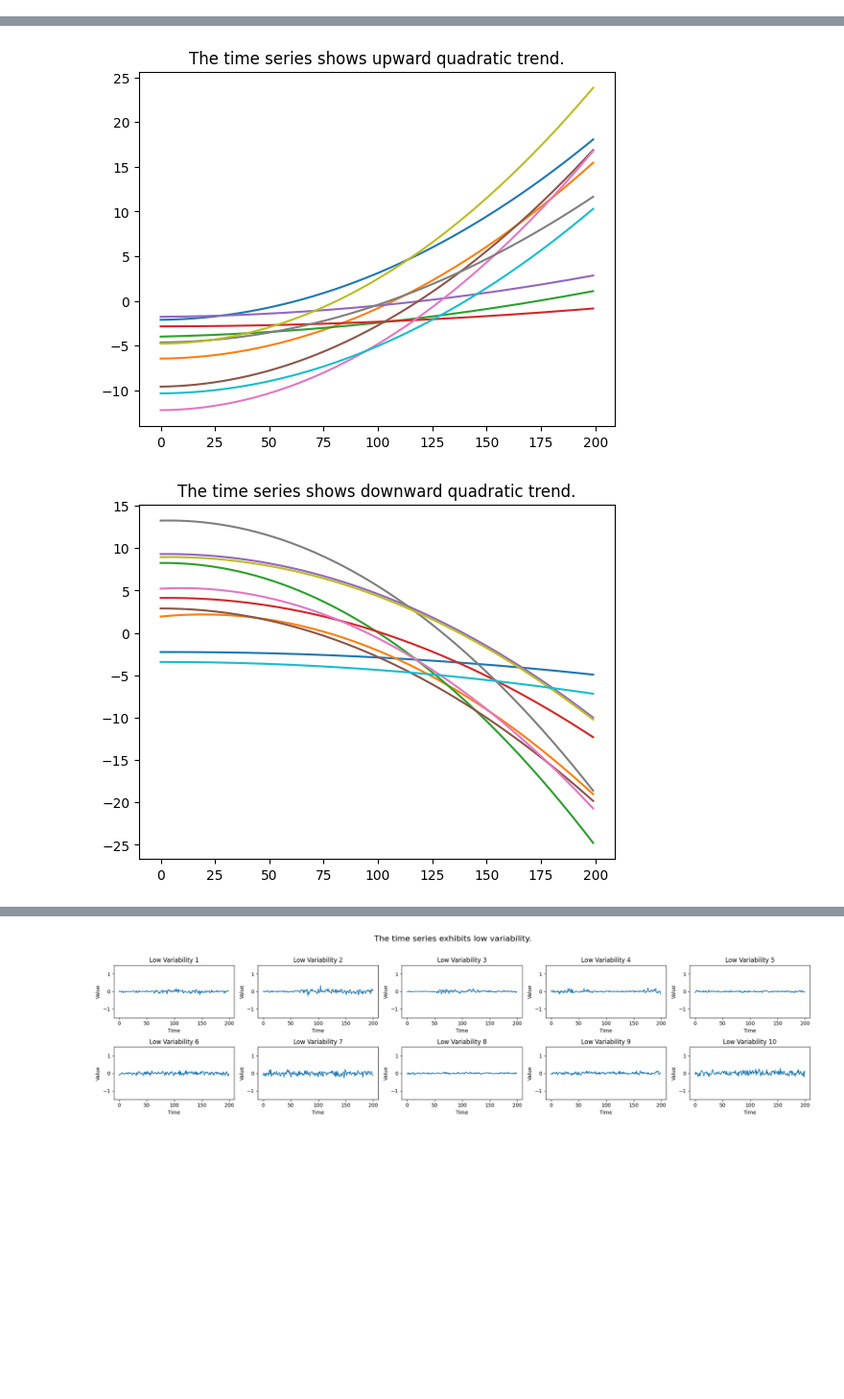
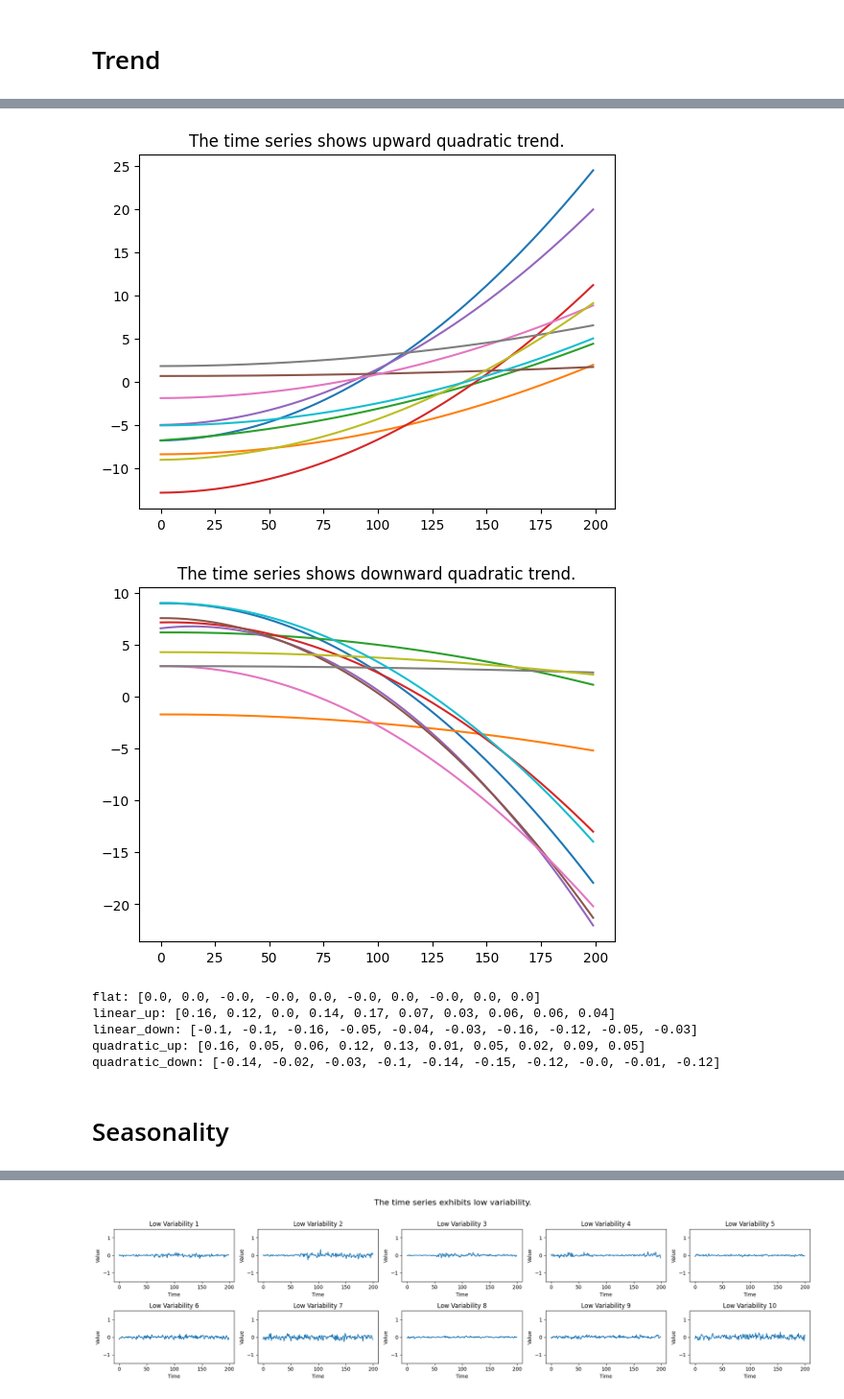
Before and after one commit to JiaxingQiu/llm_nicu_vitalsigns, a Jupyter notebook: script/Data_Synthetic/main.ipynb, the cells around one changed output, grey strips where cells are left out. Shown at 96% size. Saved outputs shown, nothing was run; the diff lists cells and outputs as text; code cells hidden in the pictures; blank space fills up the shorter version.

```diff
--- a/script/Data_Synthetic/main.ipynb
+++ b/script/Data_Synthetic/main.ipynb
@@ -1,11 +6,19 @@
+# %% [markdown]
+# Trend
 # %%
 from trend import *
+ev_all = {}
+
 ts_ls, txt_ls = generate_trend_series(10, 200, trend_type='flat')
 # plot the series list
 for i in range(len(ts_ls)):
     plt.plot(ts_ls[i])
 plt.title(txt_ls[i])
 plt.show()
+# eval the math properties of the series
+ev_all['flat'] = []
+for i in range(len(ts_ls)):
+    ev_all['flat'].append(np.round(get_all_properties(ts_ls[i])['trend'], 2))
 
 ts_ls, txt_ls = generate_trend_series(10, 200, trend_type='linear', direction='up')
 # plot the series list
@@ -13,12 +26,22 @@ for i in range(len(ts_ls)):
     plt.plot(ts_ls[i])
 plt.title(txt_ls[i])
 plt.show()
+# eval the math properties of the series
+ev_all['linear_up'] = []
+for i in range(len(ts_ls)):
+    ev_all['linear_up'].append(np.round(get_all_properties(ts_ls[i])['trend'], 2))
+
+
 ts_ls, txt_ls = generate_trend_series(10, 200, trend_type='linear', direction='down')
 # plot the series list
 for i in range(len(ts_ls)):
     plt.plot(ts_ls[i])
 plt.title(txt_ls[i])
 plt.show()
+# eval the math properties of the series
+ev_all['linear_down'] = []
+for i in range(len(ts_ls)):
+    ev_all['linear_down'].append(np.round(get_all_properties(ts_ls[i])['trend'], 2))
 
 
 ts_ls, txt_ls = generate_trend_series(10, 200, trend_type='quadratic', direction='up')
@@ -27,10 +50,24 @@ for i in range(len(ts_ls)):
     plt.plot(ts_ls[i])
 plt.title(txt_ls[i])
 plt.show()
+# eval the math properties of the series
+ev_all['quadratic_up'] = []
+for i in range(len(ts_ls)):
+    ev_all['quadratic_up'].append(np.round(get_all_properties(ts_ls[i])['trend'], 2))
+
 ts_ls, txt_ls = generate_trend_series(10, 200, trend_type='quadratic', direction='down')
 # plot the series list
 for i in range(len(ts_ls)):
     plt.plot(ts_ls[i])
 plt.title(txt_ls[i])
 plt.show()
+# eval the math properties of the series
+ev_all['quadratic_down'] = []
+for i in range(len(ts_ls)):
+    ev_all['quadratic_down'].append(np.round(get_all_properties(ts_ls[i])['trend'], 2))
+
+
+# nice print dictionary
+for key, value in ev_all.items():
+    print(f"{key}: {value}")
 # %% [output]
@@ -40,5 +77,12 @@ plt.show()
-[figure, old version]
+[figure, new version]
-[figure, old version]
+[figure, new version]
+flat: [0.0, 0.0, -0.0, -0.0, 0.0, -0.0, 0.0, -0.0, 0.0, 0.0]
+linear_up: [0.16, 0.12, 0.0, 0.14, 0.17, 0.07, 0.03, 0.06, 0.06, 0.04]
+linear_down: [-0.1, -0.1, -0.16, -0.05, -0.04, -0.03, -0.16, -0.12, -0.05, -0.03]
+quadratic_up: [0.16, 0.05, 0.06, 0.12, 0.13, 0.01, 0.05, 0.02, 0.09, 0.05]
+quadratic_down: [-0.14, -0.02, -0.03, -0.1, -0.14, -0.15, -0.12, -0.0, -0.01, -0.12]
+# %% [markdown]
+# Seasonality
 # %%
 from seasonality import *
 import matplotlib.pyplot as plt
```
Also changed, not shown: parts of 9 cells of this notebook, 6 other files.
